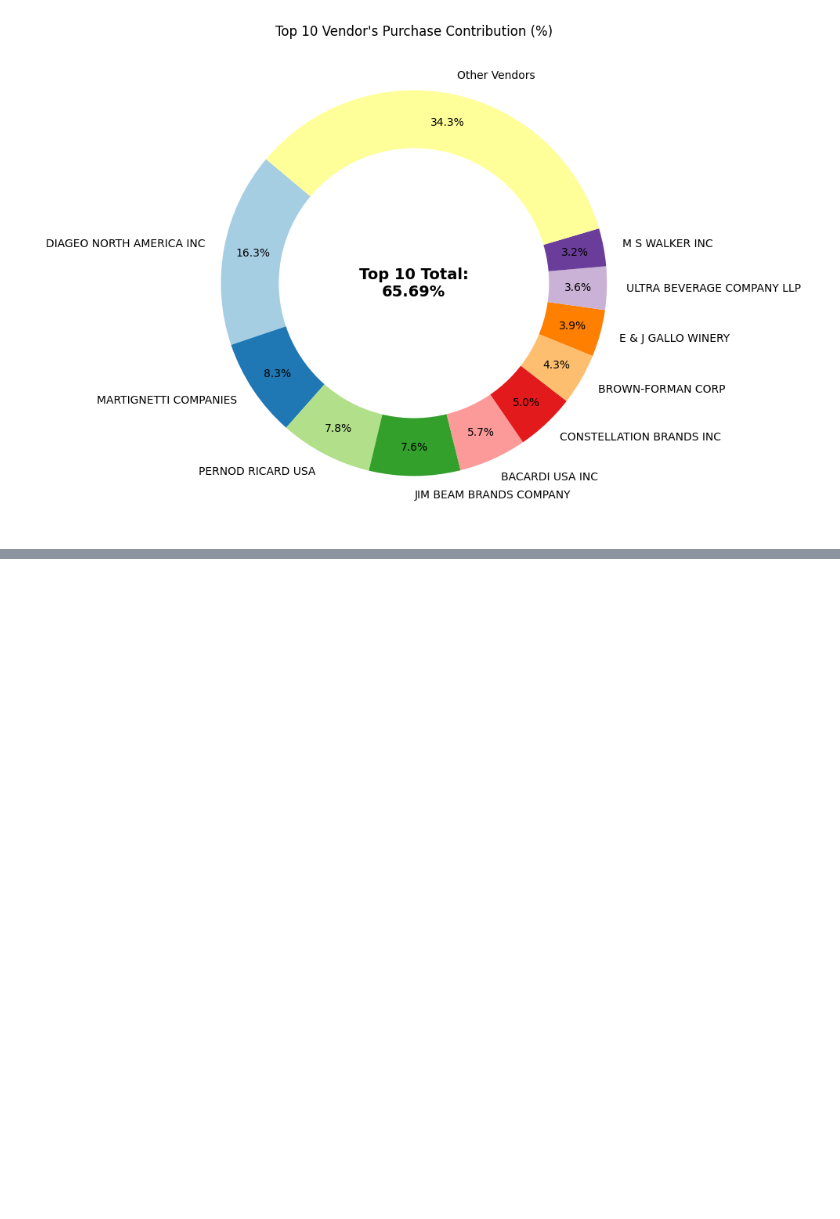
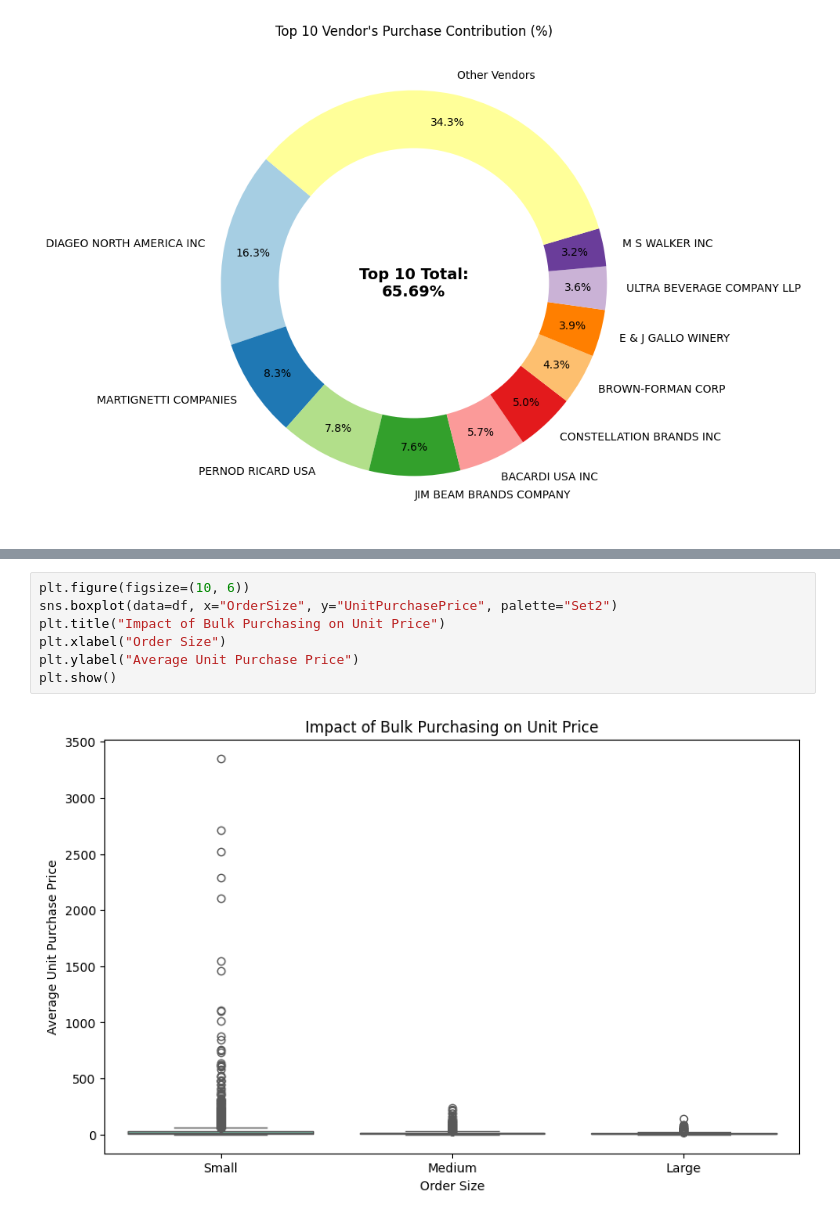
Before and after one commit to bhavyanjain3004/vendor_performance.github.io, a Jupyter notebook: vendor_performance_analysis.ipynb, the cells around one changed output, grey strips where cells are left out. Drawn from its saved outputs; the diff is of its cells as text; blank space fills up the shorter version.

```diff
--- a/vendor_performance_analysis.ipynb
+++ b/vendor_performance_analysis.ipynb
@@ -370,0 +385,9 @@ plt.show()
+# %%
+plt.figure(figsize=(10, 6))
+sns.boxplot(data=df, x="OrderSize", y="UnitPurchasePrice", palette="Set2")
+plt.title("Impact of Bulk Purchasing on Unit Price")
+plt.xlabel("Order Size")
+plt.ylabel("Average Unit Purchase Price")
+plt.show()
+# %% [output]
+[figure, added]
```
Also changed, not shown: parts of 14 cells of this notebook.
